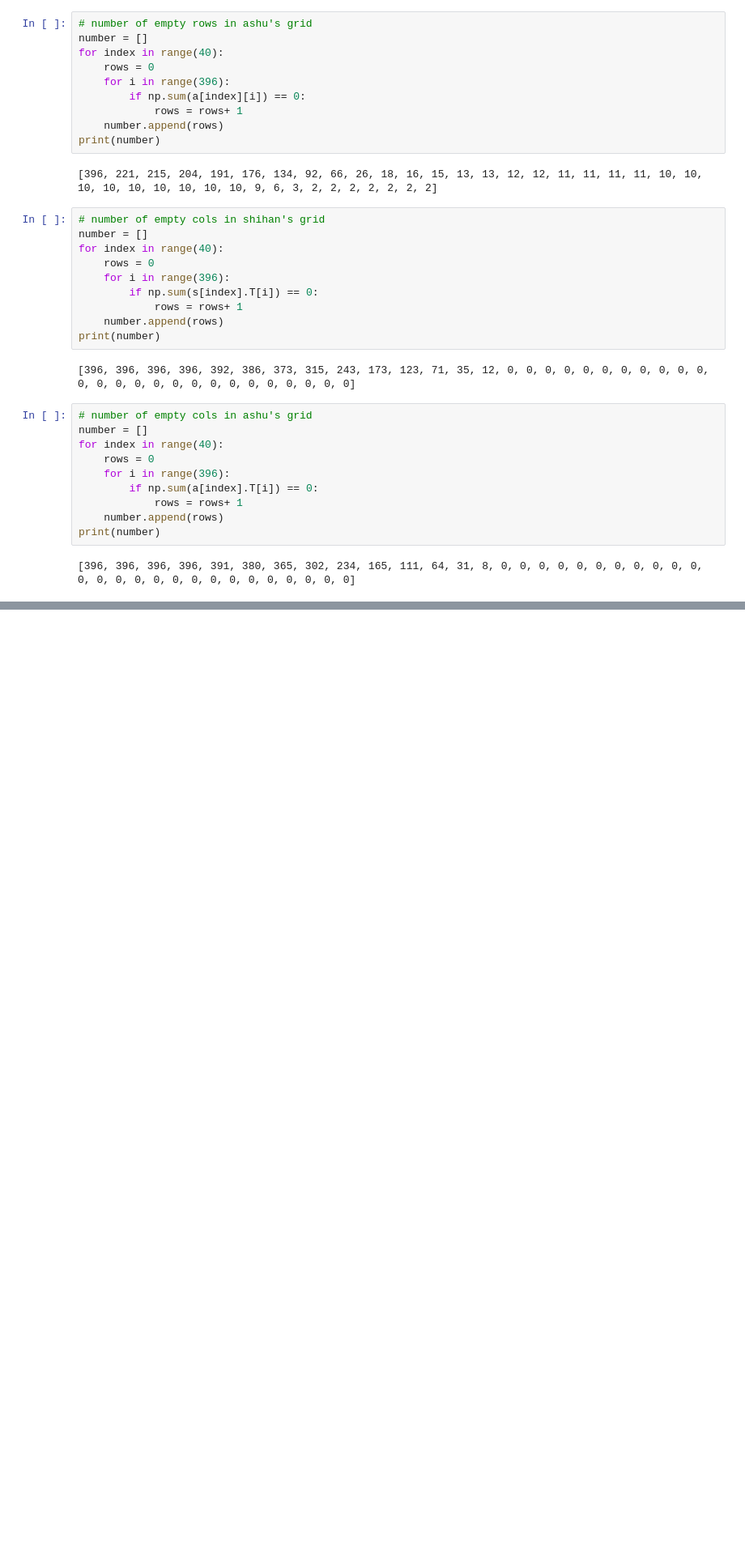
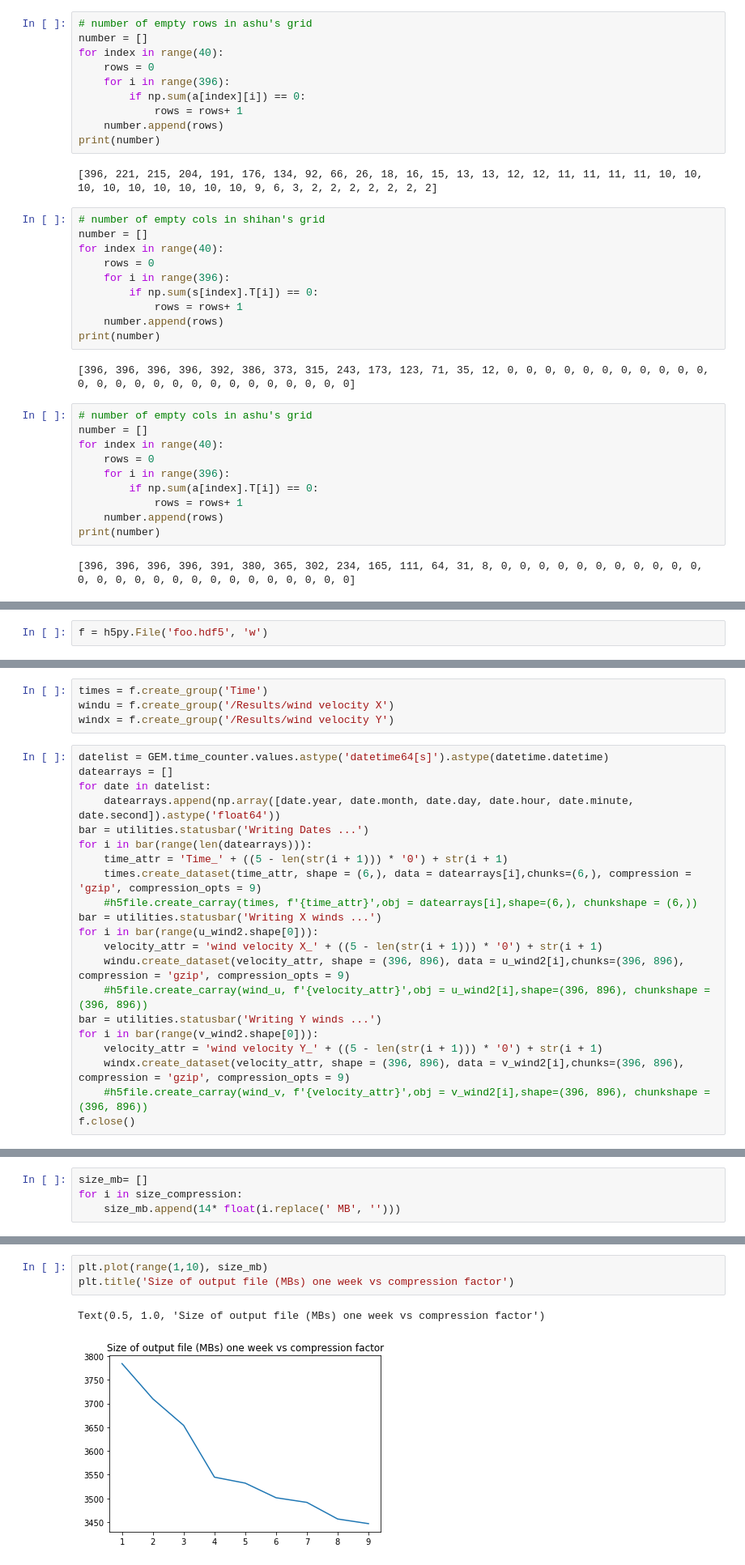
Before and after one commit to ambhudia/analysis-ashutosh, a Jupyter notebook: Read_hdf5.ipynb, the cells around one changed output, grey strips where cells are left out. Shown at 81% size. Cells and saved outputs as stored; diff of their text form; blank space fills up the shorter version.

```diff
--- a/Read_hdf5.ipynb
+++ b/Read_hdf5.ipynb
@@ -382,0 +400,2 @@ print(number)
+# %%
+f = h5py.File('foo.hdf5', 'w')
@@ -382,0 +404,25 @@ print(number)
+# %%
+times = f.create_group('Time')
+windu = f.create_group('/Results/wind velocity X')
+windx = f.create_group('/Results/wind velocity Y')
+# %%
+datelist = GEM.time_counter.values.astype('datetime64[s]').astype(datetime.datetime)
+datearrays = []
+for date in datelist:
+    datearrays.append(np.array([date.year, date.month, date.day, date.hour, date.minute, date.second]).astype('float64'))
+bar = utilities.statusbar('Writing Dates ...')
+for i in bar(range(len(datearrays))):
+    time_attr = 'Time_' + ((5 - len(str(i + 1))) * '0') + str(i + 1)
+    times.create_dataset(time_attr, shape = (6,), data = datearrays[i],chunks=(6,), compression = 'gzip', compression_opts = 9)
+    #h5file.create_carray(times, f'{time_attr}',obj = datearrays[i],shape=(6,), chunkshape = (6,))
+bar = utilities.statusbar('Writing X winds ...')
+for i in bar(range(u_wind2.shape[0])):
+    velocity_attr = 'wind velocity X_' + ((5 - len(str(i + 1))) * '0') + str(i + 1)
+    windu.create_dataset(velocity_attr, shape = (396, 896), data = u_wind2[i],chunks=(396, 896), compression = 'gzip', compression_opts = 9)
+    #h5file.create_carray(wind_u, f'{velocity_attr}',obj = u_wind2[i],shape=(396, 896), chunkshape = (396, 896))
+bar = utilities.statusbar('Writing Y winds ...')
+for i in bar(range(v_wind2.shape[0])):
+    velocity_attr = 'wind velocity Y_' + ((5 - len(str(i + 1))) * '0') + str(i + 1)
+    windx.create_dataset(velocity_attr, shape = (396, 896), data = v_wind2[i],chunks=(396, 896), compression = 'gzip', compression_opts = 9)
+    #h5file.create_carray(wind_v, f'{velocity_attr}',obj = v_wind2[i],shape=(396, 896), chunkshape = (396, 896))
+f.close()
@@ -382,0 +518,4 @@ print(number)
+# %%
+size_mb= []
+for i in size_compression:
+    size_mb.append(14* float(i.replace(' MB', '')))
@@ -382,0 +528,6 @@ print(number)
+# %%
+plt.plot(range(1,10), size_mb)
+plt.title('Size of output file (MBs) one week vs compression factor')
+# %% [output]
+Text(0.5, 1.0, 'Size of output file (MBs) one week vs compression factor')
+[figure, added]
```
Also changed, not shown: parts of 22 cells of this notebook, 2 other files.
